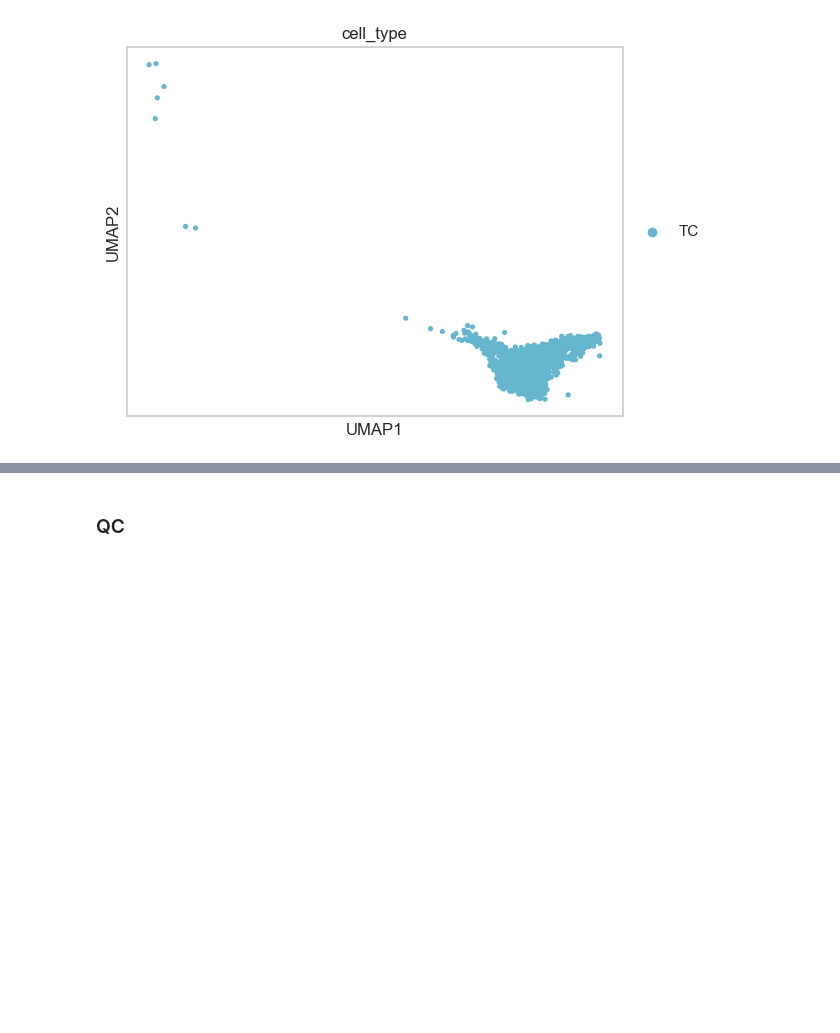
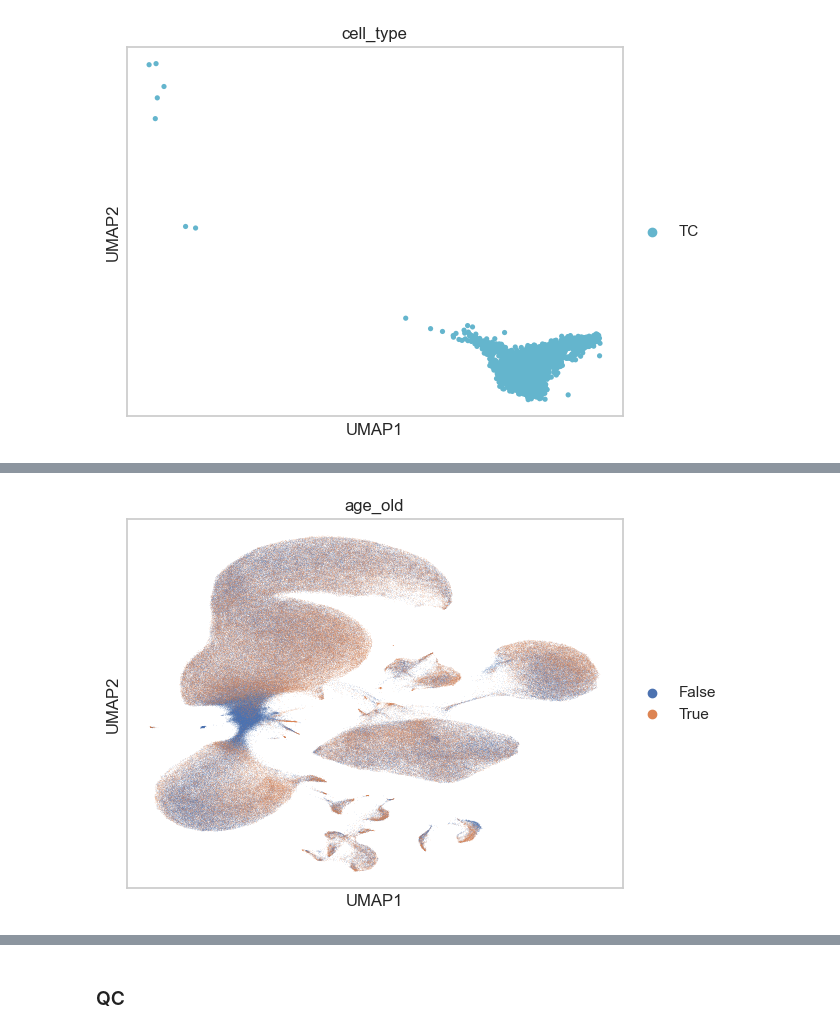
Before and after one commit to adamcatching/multiome-pipeline, a Jupyter notebook: src/0-EDA.ipynb, the cells around one changed output, grey strips where cells are left out. Saved outputs shown, nothing was run; the diff lists cells and outputs as text; code cells hidden in the pictures; blank space fills up the shorter version.

```diff
--- a/src/0-EDA.ipynb
+++ b/src/0-EDA.ipynb
@@ -369,0 +388,17 @@ sc.pl.umap(
+# %%
+# CALCULATE - Age stats
+print('Describe Age column = \n', df.describe()['Age'], '\n')
+
+age_max = df.describe()['Age']['max']
+print('age_max =', age_max)
+
+age_min = df.describe()['Age']['min']
+print('age_min =', age_min)
+
+print(f'{age_max} - {age_min} = {age_max - age_min}')
+print(f'{age_max - age_min} / 2 = {(age_max - age_min) / 2}')
+print(f'{age_min} + {(age_max - age_min) / 2} = {age_min + (age_max - age_min) / 2}')
+
+# NOTE - ok to use the 50% row
+age_half = df.describe()['Age']['50%']
+print('age_half =', age_half)
@@ -369,0 +459,3 @@ sc.pl.umap(
+# %%
+adata.obs['age_old'] = adata.obs['age'] >= age_half
+adata.obs['age_old']
@@ -369,0 +475,8 @@ sc.pl.umap(
+# %%
+# PLOT - UMAP of old VS young ages
+sc.pl.umap(
+    adata,
+    color = 'age_old'
+    )
+# %% [output]
+[figure, added]
```
Also changed, not shown: parts of 26 cells of this notebook.
